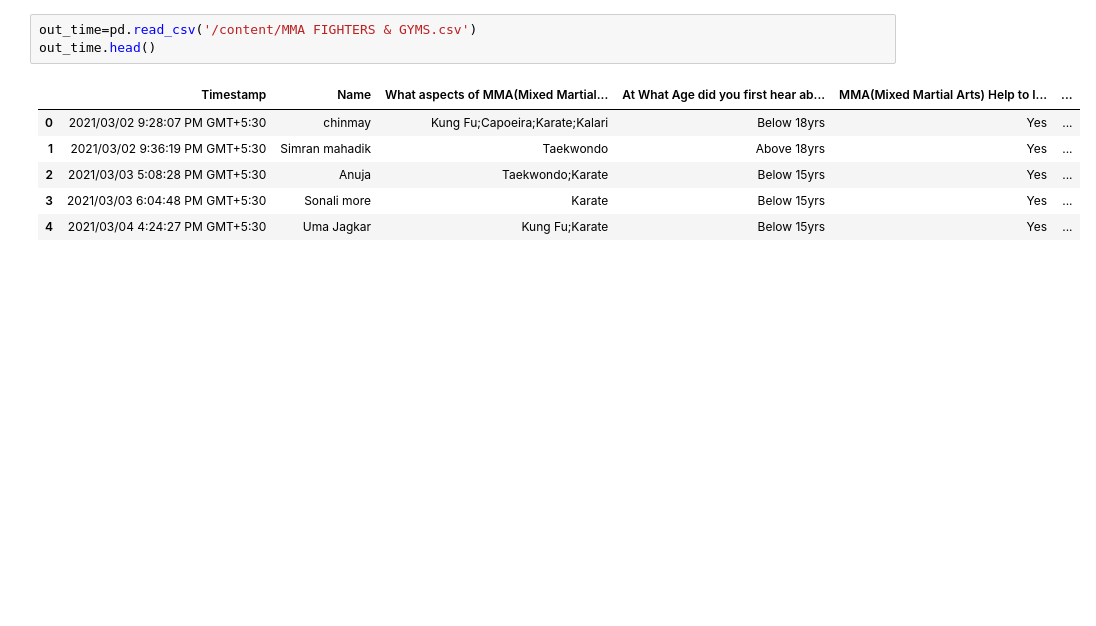
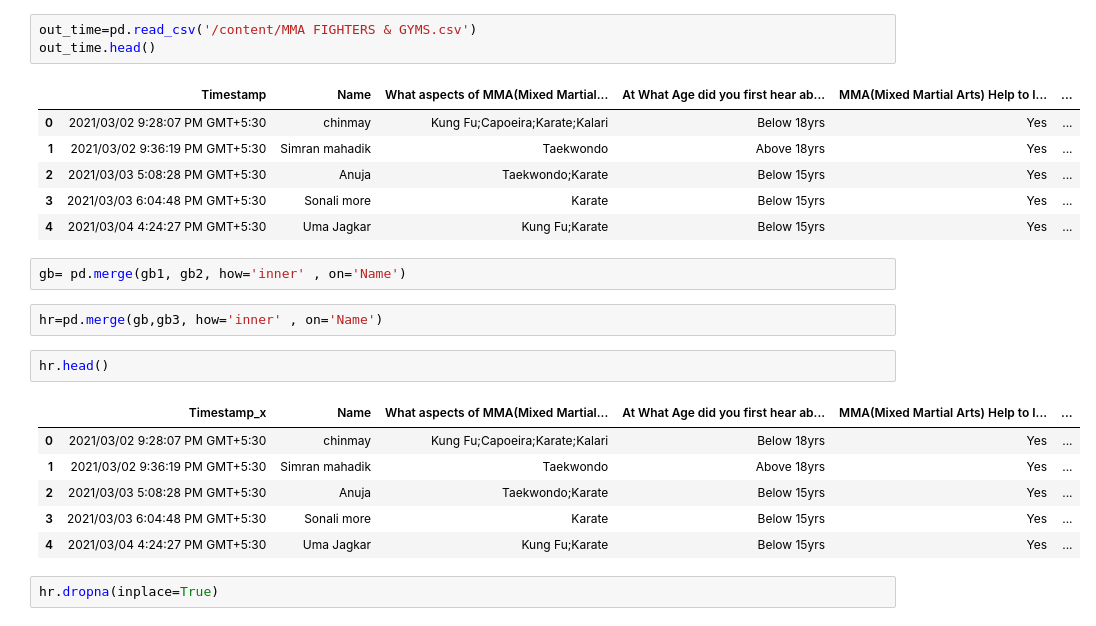
Before and after one commit to Girish-30/BI_project, a Jupyter notebook: Pyth_Project.ipynb, the cells around one changed output. Cells and saved outputs as stored; diff of their text form; blank space fills up the shorter version.

```diff
--- a/Pyth_Project.ipynb
+++ b/Pyth_Project.ipynb
@@ -118,3 +118,18 @@ out_time.head()
 | 2 | 2021/03/03 5:08:28 PM GMT+5:30 | Anuja | Taekwondo;Karate | Below 15yrs | Yes | ... |
 | 3 | 2021/03/03 6:04:48 PM GMT+5:30 | Sonali more | Karate | Below 15yrs | Yes | ... |
 | 4 | 2021/03/04 4:24:27 PM GMT+5:30 | Uma Jagkar | Kung Fu;Karate | Below 15yrs | Yes | ... |
+# %%
+gb= pd.merge(gb1, gb2, how='inner' , on='Name')
+# %%
+hr=pd.merge(gb,gb3, how='inner' , on='Name')
+# %%
+hr.head()
+# %% [output]
+|  | Timestamp_x | Name | What aspects of MMA(Mixed Martial... | At What Age did you first hear ab... | MMA(Mixed Martial Arts) Help to I... | ... |
+| 0 | 2021/03/02 9:28:07 PM GMT+5:30 | chinmay | Kung Fu;Capoeira;Karate;Kalari | Below 18yrs | Yes | ... |
+| 1 | 2021/03/02 9:36:19 PM GMT+5:30 | Simran mahadik | Taekwondo | Above 18yrs | Yes | ... |
+| 2 | 2021/03/03 5:08:28 PM GMT+5:30 | Anuja | Taekwondo;Karate | Below 15yrs | Yes | ... |
+| 3 | 2021/03/03 6:04:48 PM GMT+5:30 | Sonali more | Karate | Below 15yrs | Yes | ... |
+| 4 | 2021/03/04 4:24:27 PM GMT+5:30 | Uma Jagkar | Kung Fu;Karate | Below 15yrs | Yes | ... |
+# %%
+hr.dropna(inplace=True)
```
Also changed, not shown: parts of 1 cell of this notebook.
